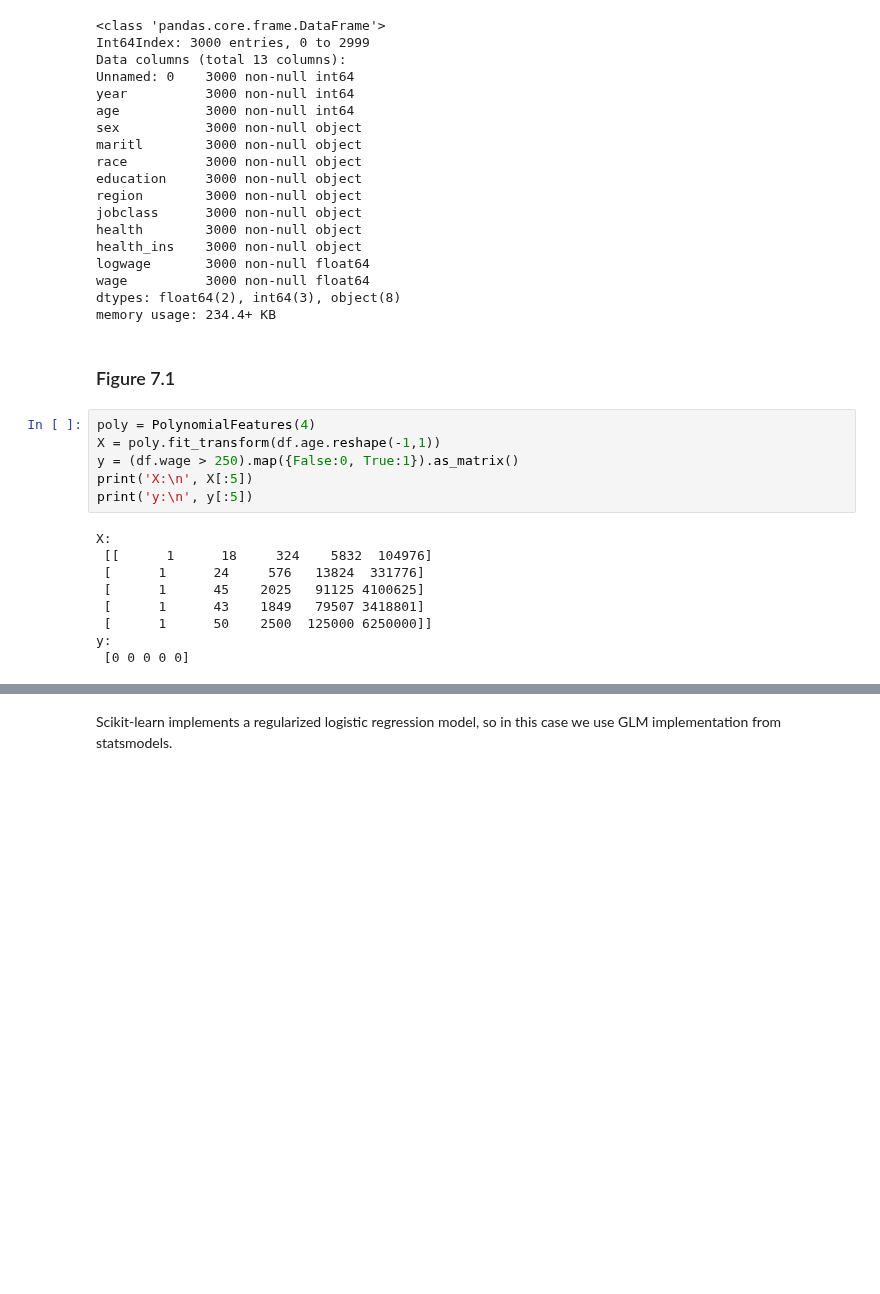
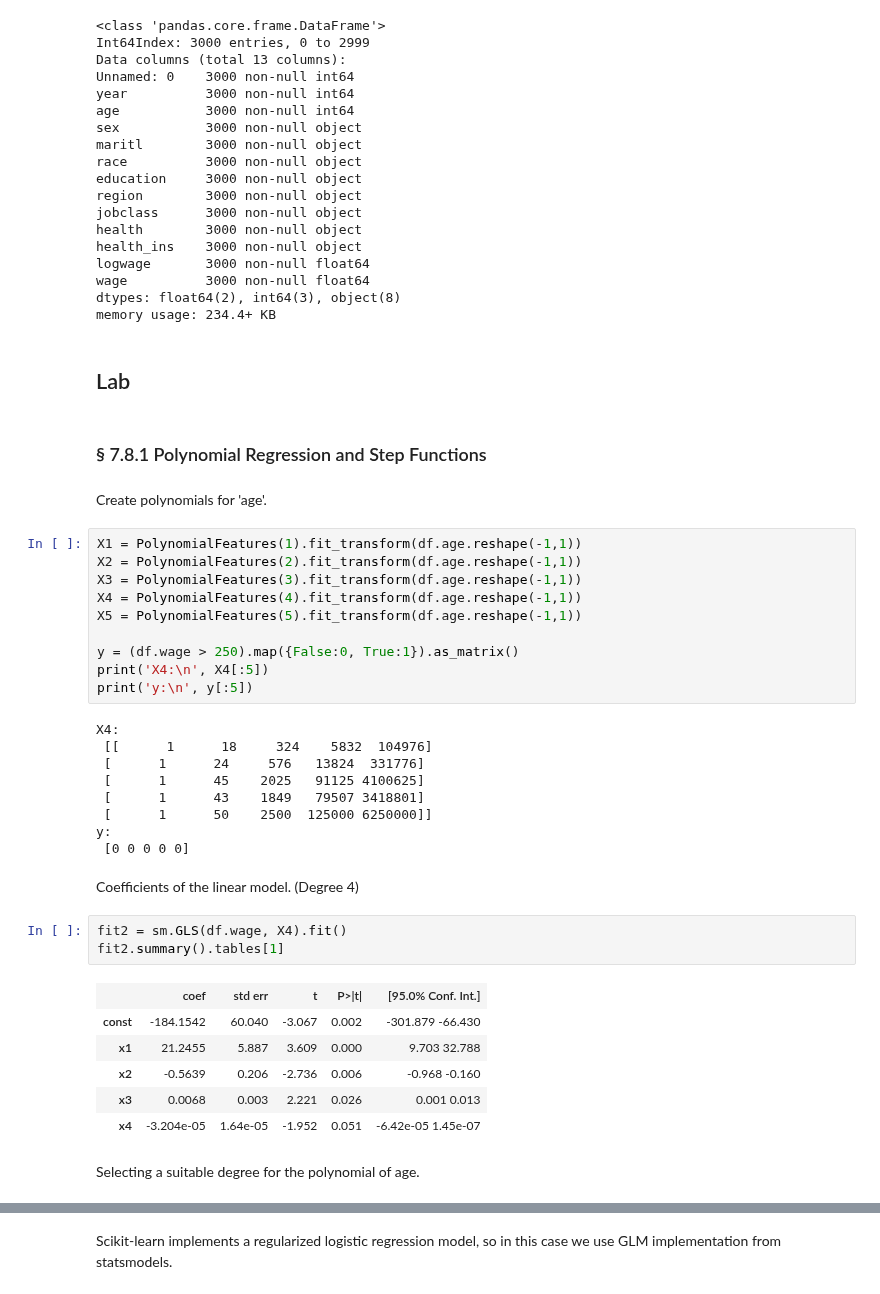
Before and after one commit to JWarmenhoven/ISLR-python, a Jupyter notebook: Chapter 7.ipynb, the cells around one changed output, grey strips where cells are left out. Cells and saved outputs as stored; diff of their text form; blank space fills up the shorter version.

```diff
--- a/Chapter 7.ipynb
+++ b/Chapter 7.ipynb
@@ -59,16 +59,24 @@ logwage       3000 non-null float64
 wage          3000 non-null float64
 dtypes: float64(2), int64(3), object(8)
 memory usage: 234.4+ KB
+# %% [markdown]
+## Lab
 # %% [markdown]
-### Figure 7.1
+### § 7.8.1 Polynomial Regression and Step Functions
+# %% [markdown]
+Create polynomials for 'age'.
 # %%
-poly = PolynomialFeatures(4)
-X = poly.fit_transform(df.age.reshape(-1,1))
+X1 = PolynomialFeatures(1).fit_transform(df.age.reshape(-1,1))
+X2 = PolynomialFeatures(2).fit_transform(df.age.reshape(-1,1))
+X3 = PolynomialFeatures(3).fit_transform(df.age.reshape(-1,1))
+X4 = PolynomialFeatures(4).fit_transform(df.age.reshape(-1,1))
+X5 = PolynomialFeatures(5).fit_transform(df.age.reshape(-1,1))
+
 y = (df.wage > 250).map({False:0, True:1}).as_matrix()
-print('X:\n', X[:5])
+print('X4:\n', X4[:5])
 print('y:\n', y[:5])
 # %% [output]
-X:
+X4:
  [[      1      18     324    5832  104976]
  [      1      24     576   13824  331776]
  [      1      45    2025   91125 4100625]
@@ -76,3 +84,17 @@ X:
  [      1      50    2500  125000 6250000]]
 y:
  [0 0 0 0 0]
+# %% [markdown]
+Coefficients of the linear model. (Degree 4)
+# %%
+fit2 = sm.GLS(df.wage, X4).fit()
+fit2.summary().tables[1]
+# %% [output]
+|  | coef | std err | t | P>|t| | [95.0% Conf. Int.] |
+| const | -184.1542 | 60.040 | -3.067 | 0.002 | -301.879 -66.430 |
+| x1 | 21.2455 | 5.887 | 3.609 | 0.000 | 9.703 32.788 |
+| x2 | -0.5639 | 0.206 | -2.736 | 0.006 | -0.968 -0.160 |
+| x3 | 0.0068 | 0.003 | 2.221 | 0.026 | 0.001 0.013 |
+| x4 | -3.204e-05 | 1.64e-05 | -1.952 | 0.051 | -6.42e-05 1.45e-07 |
+# %% [markdown]
+Selecting a suitable degree for the polynomial of age.
```
Also changed, not shown: parts of 6 cells of this notebook.
